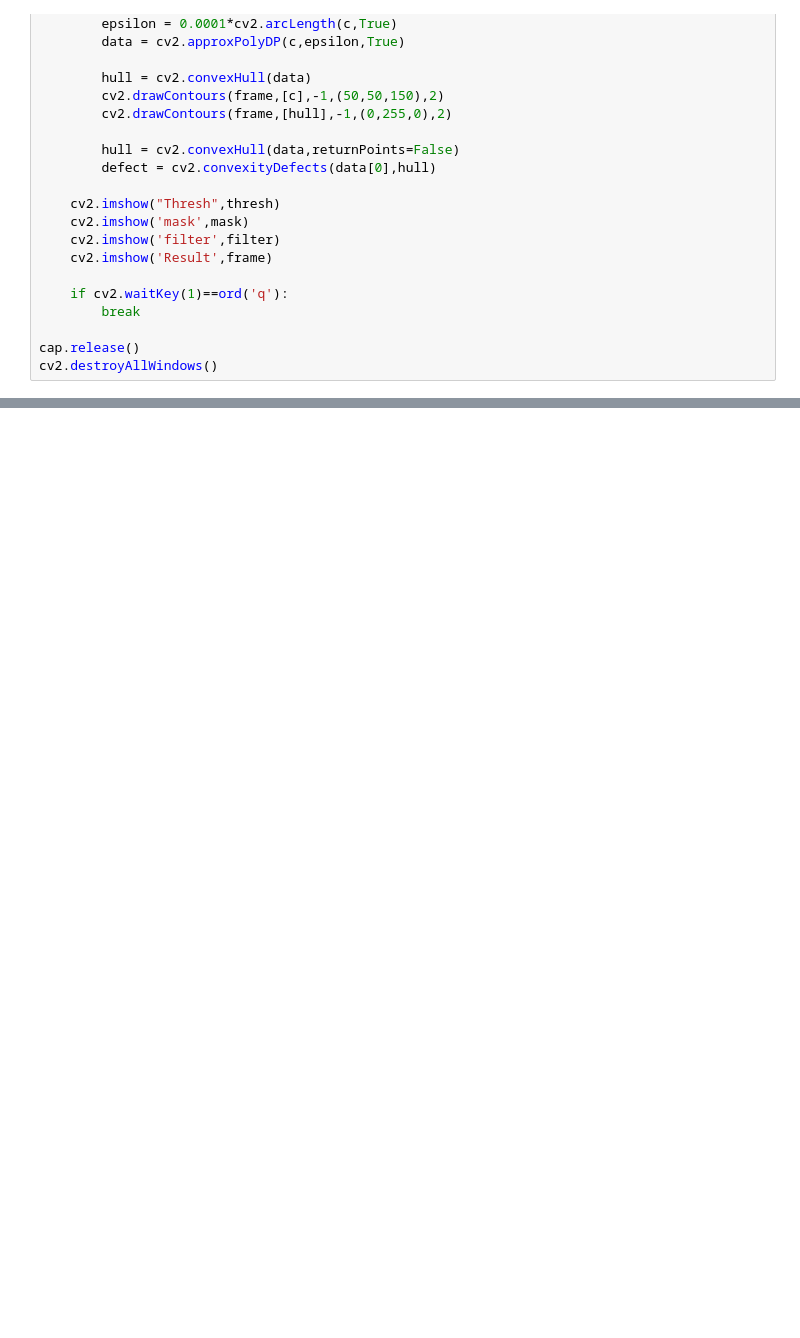
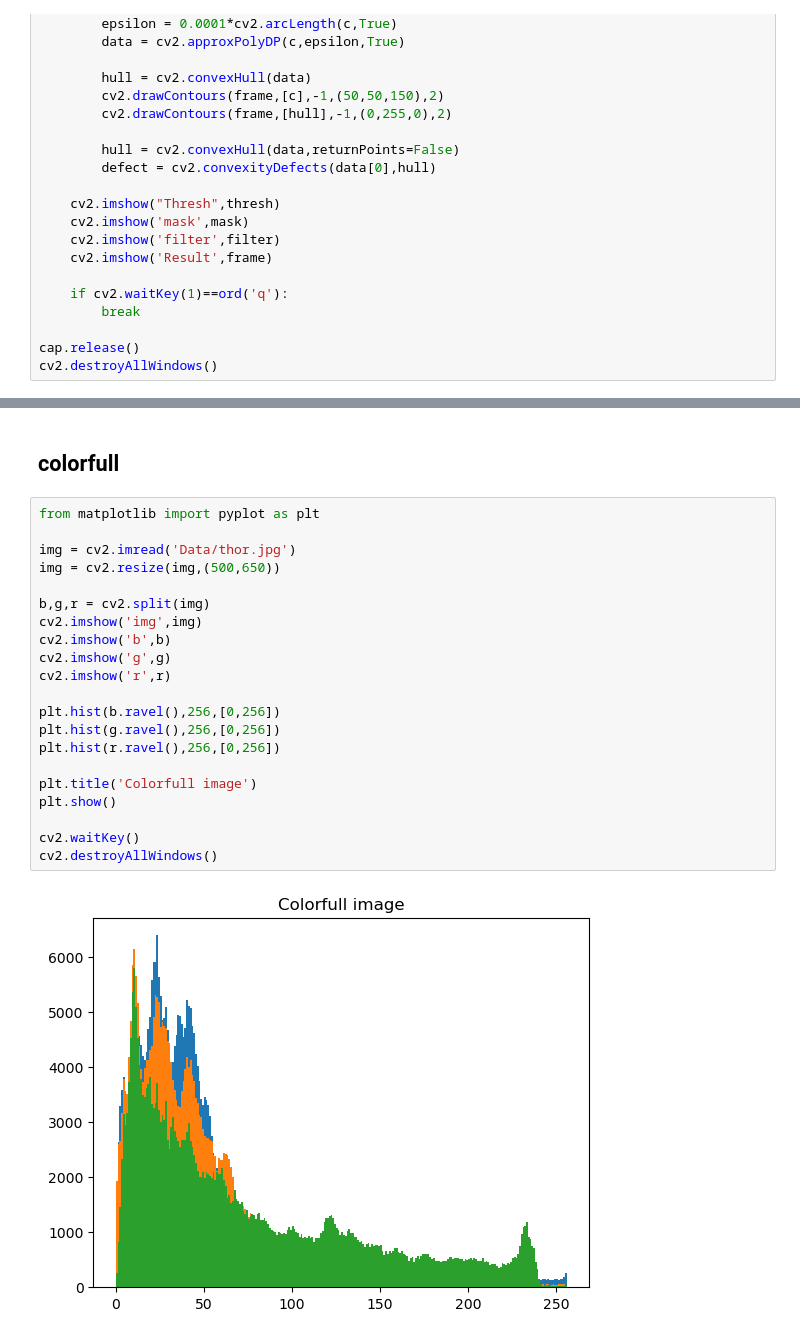
Before and after one commit to tushargupta123/Computer-vision, a Jupyter notebook: opencv-functions.ipynb, the cells around one changed output, grey strips where cells are left out. Cells and saved outputs as stored; diff of their text form; blank space fills up the shorter version.

```diff
--- a/opencv-functions.ipynb
+++ b/opencv-functions.ipynb
@@ -967,0 +994,25 @@ cv2.destroyAllWindows()
+# %% [markdown]
+## colorfull
+# %%
+from matplotlib import pyplot as plt
+
+img = cv2.imread('Data/thor.jpg')
+img = cv2.resize(img,(500,650))
+
+b,g,r = cv2.split(img)
+cv2.imshow('img',img)
+cv2.imshow('b',b)
+cv2.imshow('g',g)
+cv2.imshow('r',r)
+
+plt.hist(b.ravel(),256,[0,256])
+plt.hist(g.ravel(),256,[0,256])
+plt.hist(r.ravel(),256,[0,256])
+
+plt.title('Colorfull image')
+plt.show()
+
+cv2.waitKey()
+cv2.destroyAllWindows()
+# %% [output]
+[figure, added]
```
Also changed, not shown: parts of 37 cells of this notebook, 2 other files.
